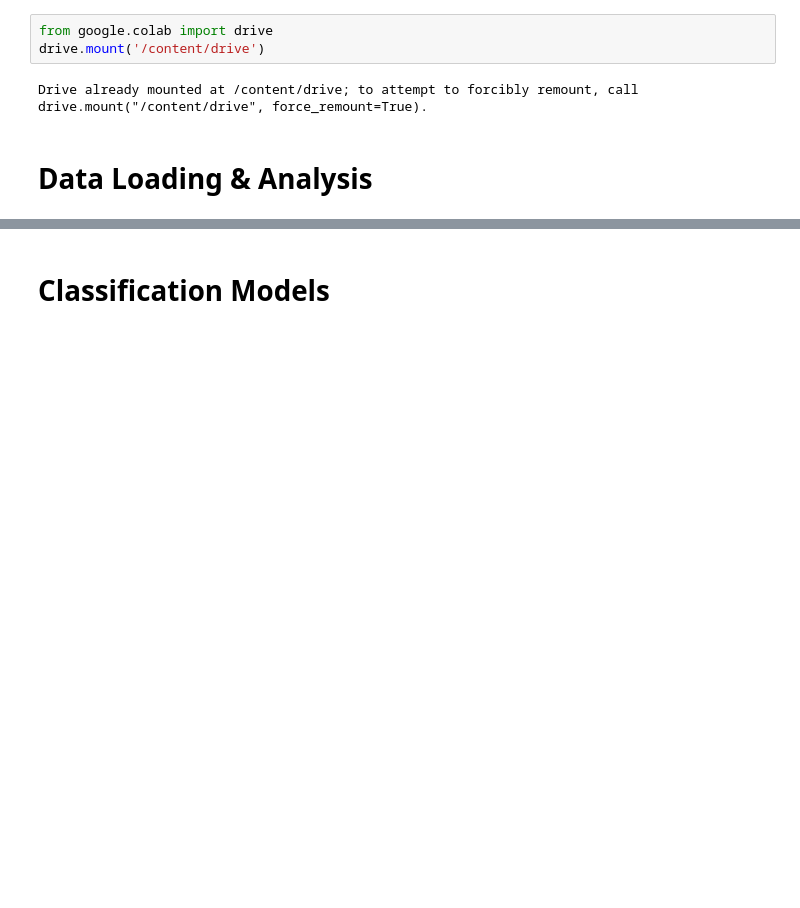
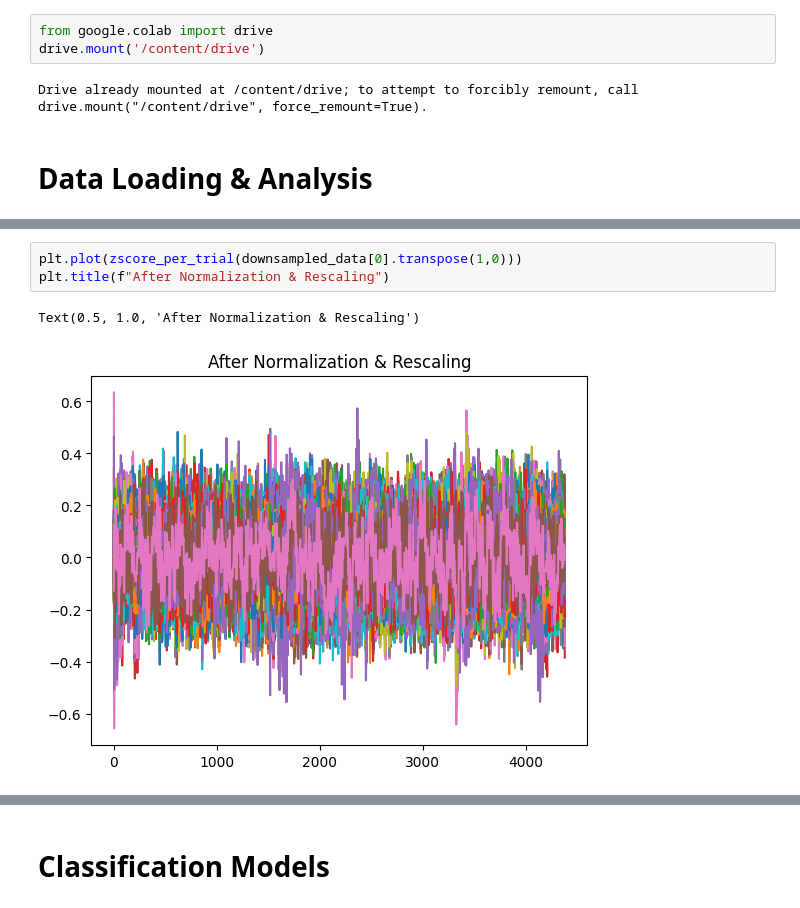
Before and after one commit to Jagoda222/DL_assignment2, a Jupyter notebook: DL_MEG_A2.ipynb, the cells around one changed output, grey strips where cells are left out. Drawn from its saved outputs; the diff is of its cells as text; blank space fills up the shorter version.

```diff
--- a/DL_MEG_A2.ipynb
+++ b/DL_MEG_A2.ipynb
@@ -253 +254,7 @@ No baseline correction applied
+# %%
+plt.plot(zscore_per_trial(downsampled_data[0].transpose(1,0)))
+plt.title(f"After Normalization & Rescaling")
+# %% [output]
+Text(0.5, 1.0, 'After Normalization & Rescaling')
+[figure, added]
 # %%
```
Also changed, not shown: parts of 39 cells of this notebook.
